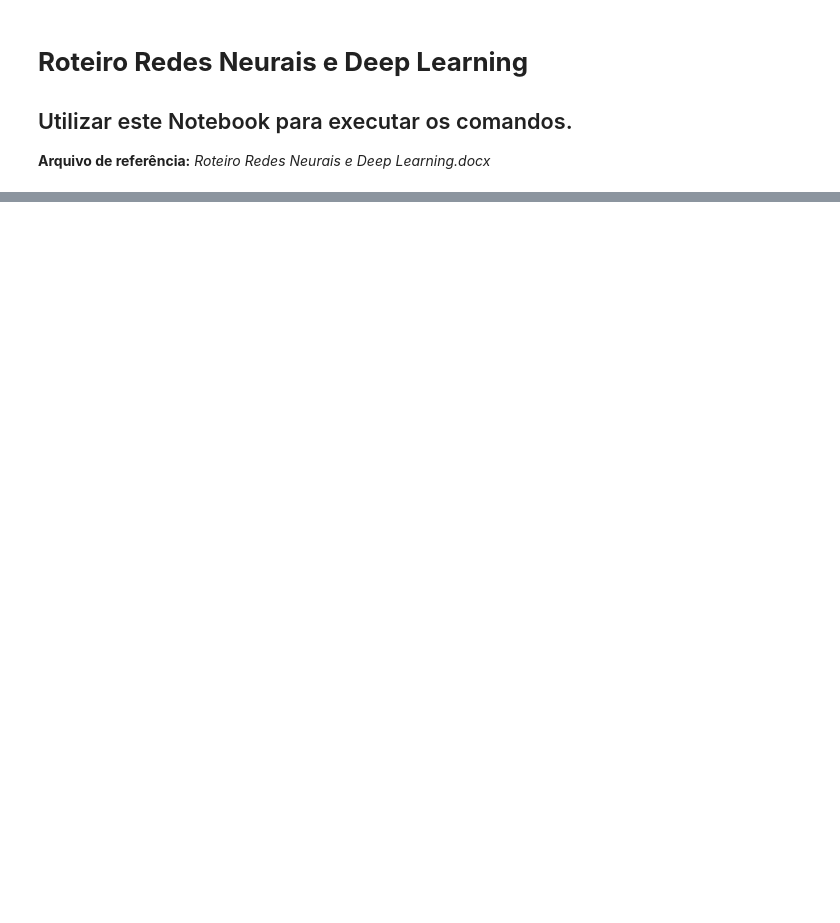
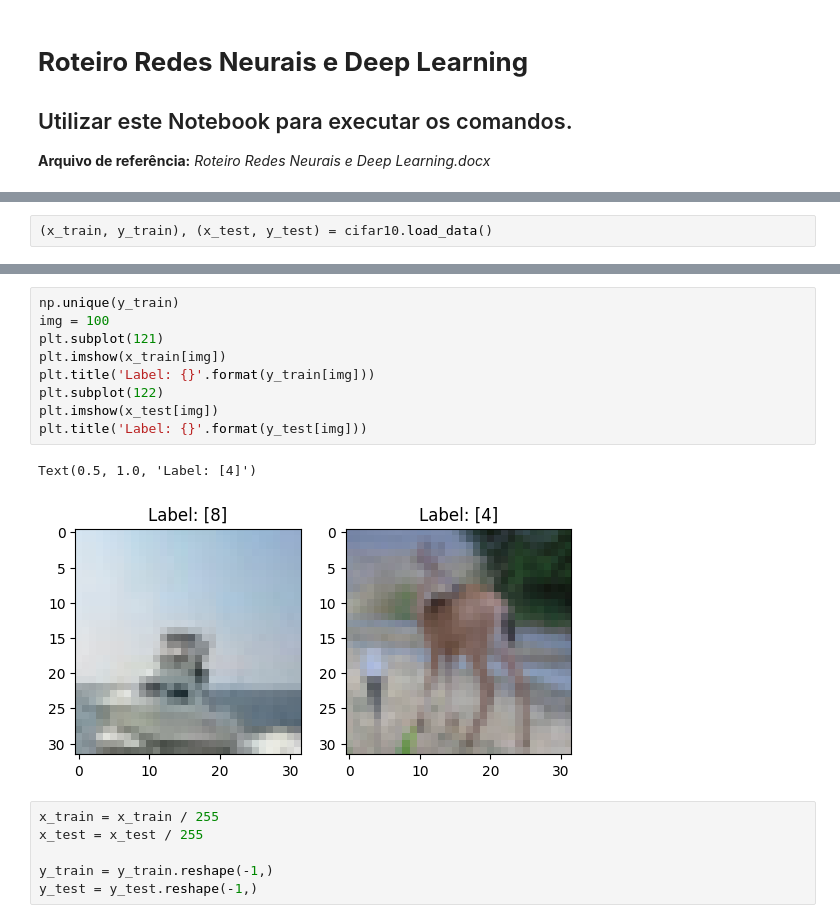
Before and after one commit to renanteod/GCollab, a Jupyter notebook: roteiro02-2.ipynb, the cells around one changed output, grey strips where cells are left out. Cells and saved outputs as stored; diff of their text form; blank space fills up the shorter version.

```diff
--- a/roteiro02-2.ipynb
+++ b/roteiro02-2.ipynb
@@ -248,0 +15,2 @@ plt.show()
+# %%
+(x_train, y_train), (x_test, y_test) = cifar10.load_data()
@@ -248,0 +30,18 @@ plt.show()
+# %%
+np.unique(y_train)
+img = 100
+plt.subplot(121)
+plt.imshow(x_train[img])
+plt.title('Label: {}'.format(y_train[img]))
+plt.subplot(122)
+plt.imshow(x_test[img])
+plt.title('Label: {}'.format(y_test[img]))
+# %% [output]
+Text(0.5, 1.0, 'Label: [4]')
+[figure, added]
+# %%
+x_train = x_train / 255
+x_test = x_test / 255
+
+y_train = y_train.reshape(-1,)
+y_test = y_test.reshape(-1,)
```
Also changed, not shown: parts of 51 cells of this notebook.
